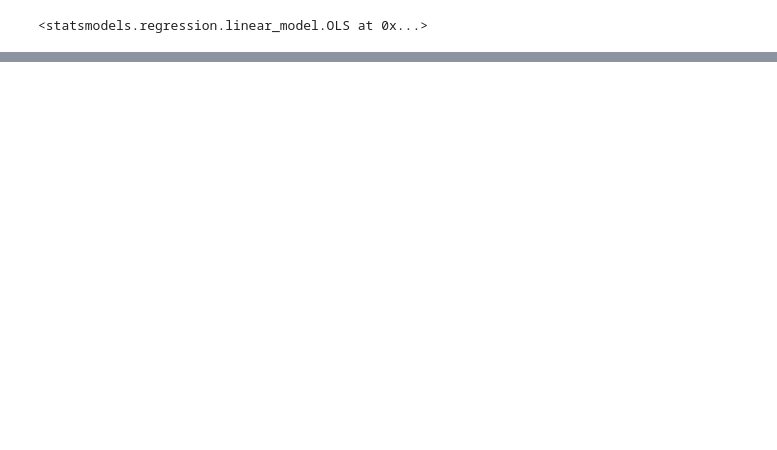
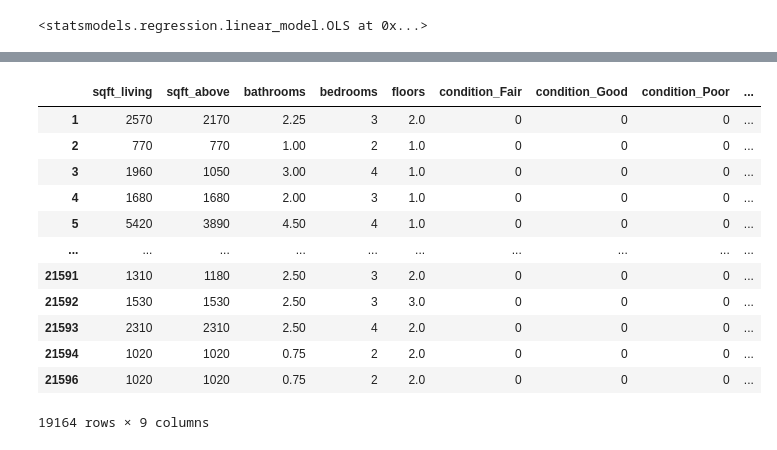
Before and after one commit to SueMungai/dsc-phase-2-project-v2-3, a Jupyter notebook: student.ipynb, the cells around one changed output, grey strips where cells are left out. Cells and saved outputs as stored; diff of their text form; code cells hidden in the pictures; blank space fills up the shorter version.

```diff
--- a/student.ipynb
+++ b/student.ipynb
@@ -429,0 +565,17 @@ sns.regplot(x='sqft_living',y='price', data=df);
+# %%
+X_third = pd.get_dummies(X_third, columns=["condition"], drop_first=True)
+X_third
+# %% [output]
+|  | sqft_living | sqft_above | bathrooms | bedrooms | floors | condition_Fair | condition_Good | condition_Poor | ... |
+| 1 | 2570 | 2170 | 2.25 | 3 | 2.0 | 0 | 0 | 0 | ... |
+| 2 | 770 | 770 | 1.00 | 2 | 1.0 | 0 | 0 | 0 | ... |
+| 3 | 1960 | 1050 | 3.00 | 4 | 1.0 | 0 | 0 | 0 | ... |
+| 4 | 1680 | 1680 | 2.00 | 3 | 1.0 | 0 | 0 | 0 | ... |
+| 5 | 5420 | 3890 | 4.50 | 4 | 1.0 | 0 | 0 | 0 | ... |
+| ... | ... | ... | ... | ... | ... | ... | ... | ... | ... |
+| 21591 | 1310 | 1180 | 2.50 | 3 | 2.0 | 0 | 0 | 0 | ... |
+| 21592 | 1530 | 1530 | 2.50 | 3 | 3.0 | 0 | 0 | 0 | ... |
+| 21593 | 2310 | 2310 | 2.50 | 4 | 2.0 | 0 | 0 | 0 | ... |
+| 21594 | 1020 | 1020 | 0.75 | 2 | 2.0 | 0 | 0 | 0 | ... |
+| 21596 | 1020 | 1020 | 0.75 | 2 | 2.0 | 0 | 0 | 0 | ... |
+19164 rows × 9 columns
```
Also changed, not shown: parts of 51 cells of this notebook.
